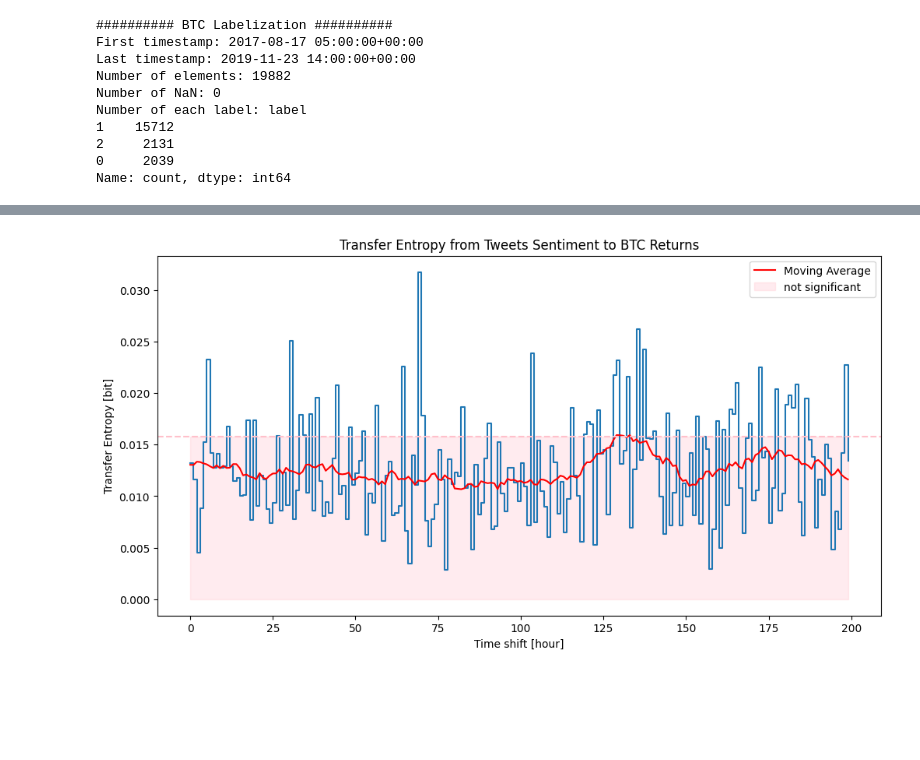
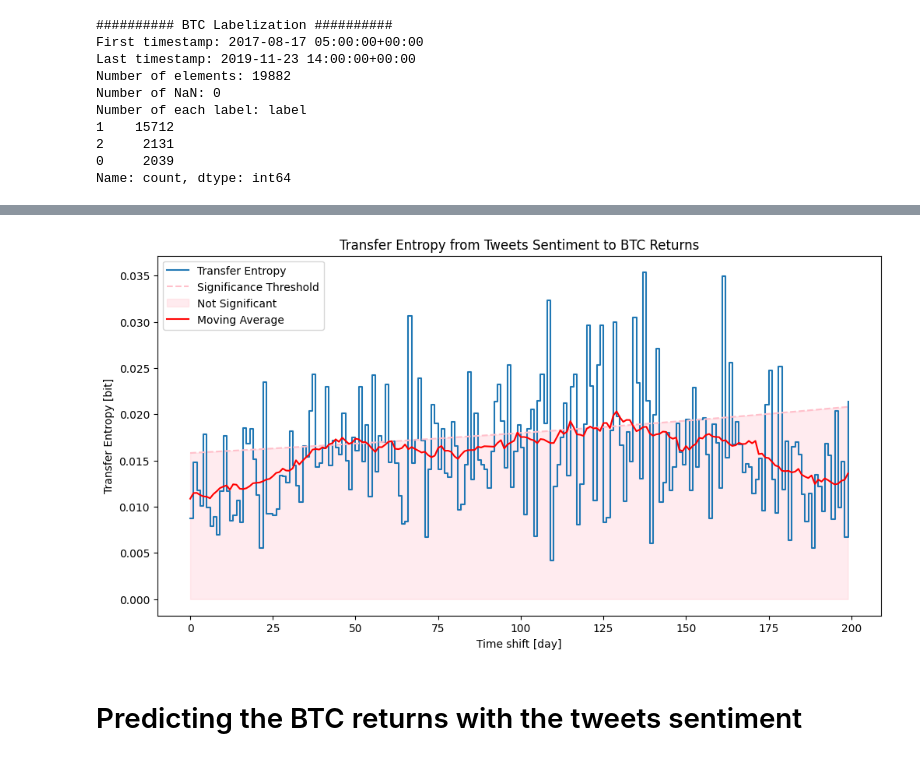
Before and after one commit to paulo-03/bitcoin_twitter, a Jupyter notebook: transfer_entropy.ipynb, the cells around one changed output, grey strips where cells are left out. Drawn from its saved outputs; the diff is of its cells as text; code cells hidden in the pictures; blank space fills up the shorter version.

```diff
--- a/transfer_entropy.ipynb
+++ b/transfer_entropy.ipynb
@@ -116,7 +131,7 @@ TE_computer.plot_transfer_entropy_on_lags(delays=range(0, 200), k=1, moving_aver
 tweet_labelizer = TweetsLabelization('clean_data/twitter.parquet')
 btc_labelizer = BtcLabelization('clean_data/btc.parquet')
 # %%
-tweets_labels = tweet_labelizer.labelize(threshold=0.2, granularity='d')
+tweets_labels = tweet_labelizer.labelize(threshold=0.3, granularity='d')
 # %% [output]
 ########## Tweets Labelization ##########
 First timestamp: 2017-08-17 00:00:00+00:00
@@ -130,6 +145,6 @@ Number of each label: label
 Name: count, dtype: int64
 # %%
-btc_labels = btc_labelizer.labelize(threshold=0.02, granularity='d')
+btc_labels = btc_labelizer.labelize(threshold=0.05, granularity='d')
 # %% [output]
 ########## BTC Labelization ##########
 First timestamp: 2017-08-17 00:00:00+00:00
@@ -152,4 +163,6 @@ TE_computer.plot_transfer_entropy_on_lags(delays=range(0, 25), k=1, moving_avera
 # %%
-TE_computer.plot_transfer_entropy_on_lags(delays=range(0, 200), k=1, moving_average_window=20)
+TE_computer.plot_transfer_entropy_on_lags(delays=range(0, 200), k=1, moving_average_window=20, case="tweet_to_btc_days")
 # %% [output]
-[figure, old version]
+[figure, new version]
+# %% [markdown]
+# Predicting the BTC returns with the tweets sentiment
```
Also changed, not shown: parts of 17 cells of this notebook, 1 other file.
